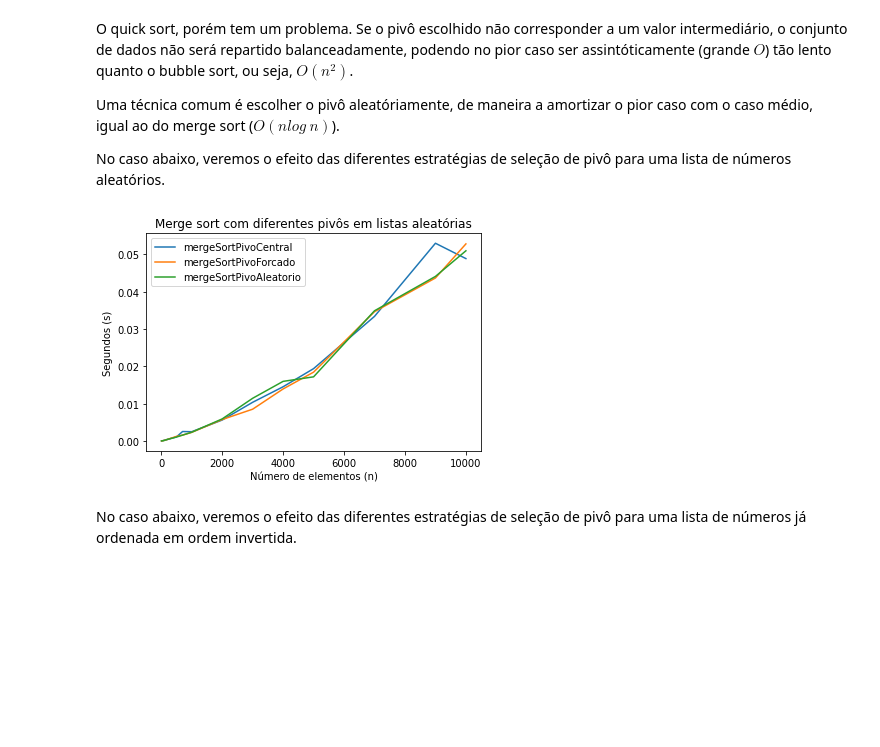
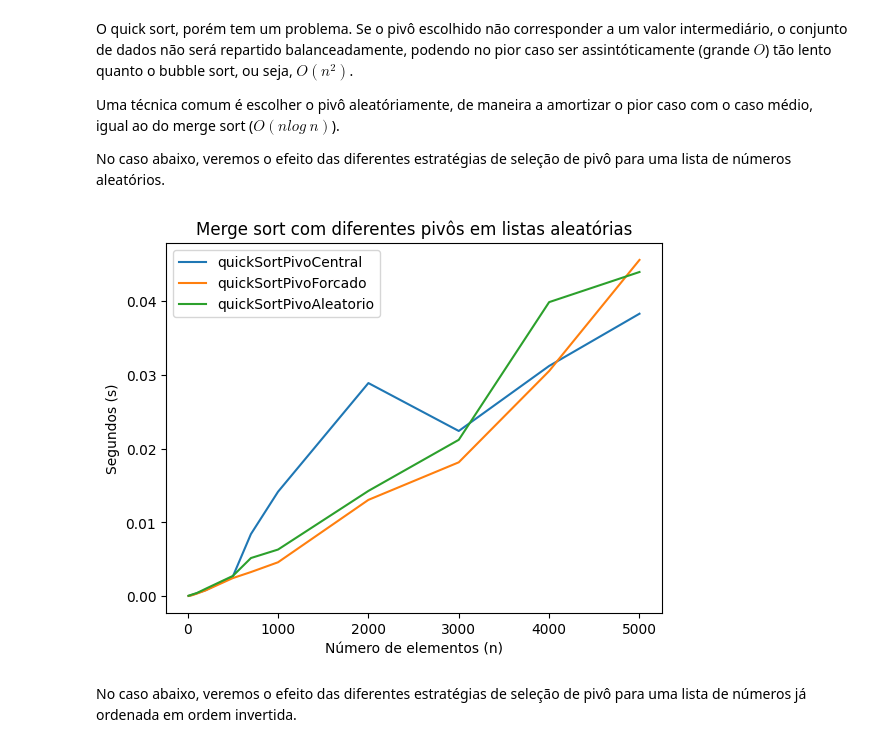
Before and after one commit to Gabrielcarvfer/Estrutura-de-dados-UnB, a Jupyter notebook: 06_ordenacao.ipynb, the cells around one changed output. Drawn from its saved outputs; the diff is of its cells as text; code cells hidden in the pictures; blank space fills up the shorter version.

Commit message:
Corrigir erro de implementação do QuickSort

```diff
--- a/06_ordenacao.ipynb
+++ b/06_ordenacao.ipynb
@@ -30,7 +30,7 @@ import random
 import time
 
 # Quantidade de números aleatórios por lista
-numeros_aleatorios = [10, 20, 50, 100, 200, 500, 700, 1000, 2000, 3000, 4000, 5000, 7000, 9000, 10000]
+numeros_aleatorios = [10, 20, 50, 100, 200, 500, 700, 1000, 2000, 3000, 4000, 5000]
 
 # Números aleatórios de referência
 listas_aleatorias = [[random.randint(0, 10000) for _ in range(x)] for x in numeros_aleatorios]
@@ -386,7 +386,7 @@ def quickSort(lista, pivo_aleatorio=False, pivo_forcado=False):
 
     # Força o pivô a ser a primeira posição
     if pivo_forcado:
-        posicao_pivo = 0
+        posicao_pivo = 1
 
     k = 0
     while k < len(lista):
@@ -407,7 +407,8 @@ def quickSort(lista, pivo_aleatorio=False, pivo_forcado=False):
                 lista.pop(k+1)
             else:
                 k+=1
-    return mergeSort(lista[:posicao_pivo]) + mergeSort(lista[posicao_pivo:])
+    return quickSort(lista[:posicao_pivo], pivo_aleatorio=pivo_aleatorio, pivo_forcado=pivo_forcado) \
+         + quickSort(lista[posicao_pivo:], pivo_aleatorio=pivo_aleatorio, pivo_forcado=pivo_forcado)
 
 print(sequencia_padrao)
 print(quickSort(sequencia_padrao))
@@ -421,25 +422,28 @@ Uma técnica comum é escolher o pivô aleatóriamente, de maneira a amortizar o
 
 No caso abaixo, veremos o efeito das diferentes estratégias de seleção de pivô para uma lista de números aleatórios.
 # %%
-def mergeSortPivoCentral(lista):
+import sys
+sys.setrecursionlimit(5000)
+
+def quickSortPivoCentral(lista):
     return quickSort(lista)
 
-def mergeSortPivoForcado(lista):
+def quickSortPivoForcado(lista):
     return quickSort(lista, pivo_forcado=True)
 
-def mergeSortPivoAleatorio(lista):
+def quickSortPivoAleatorio(lista):
     return quickSort(lista, pivo_aleatorio=True)
 
 medeTempoEPlota(
-    [mergeSortPivoCentral,
-     mergeSortPivoForcado,
-     mergeSortPivoAleatorio,
+    [quickSortPivoCentral,
+     quickSortPivoForcado,
+     quickSortPivoAleatorio,
      ],
     listas_aleatorias,
     "Merge sort com diferentes pivôs em listas aleatórias"
 )
 # %% [output]
-[figure, old version]
+[figure, new version]
 # %% [markdown]
 No caso abaixo, veremos o efeito das diferentes estratégias de seleção de pivô para uma lista de números já ordenada em ordem invertida.
 # %%
```
Also changed, not shown: parts of 5 cells of this notebook.
